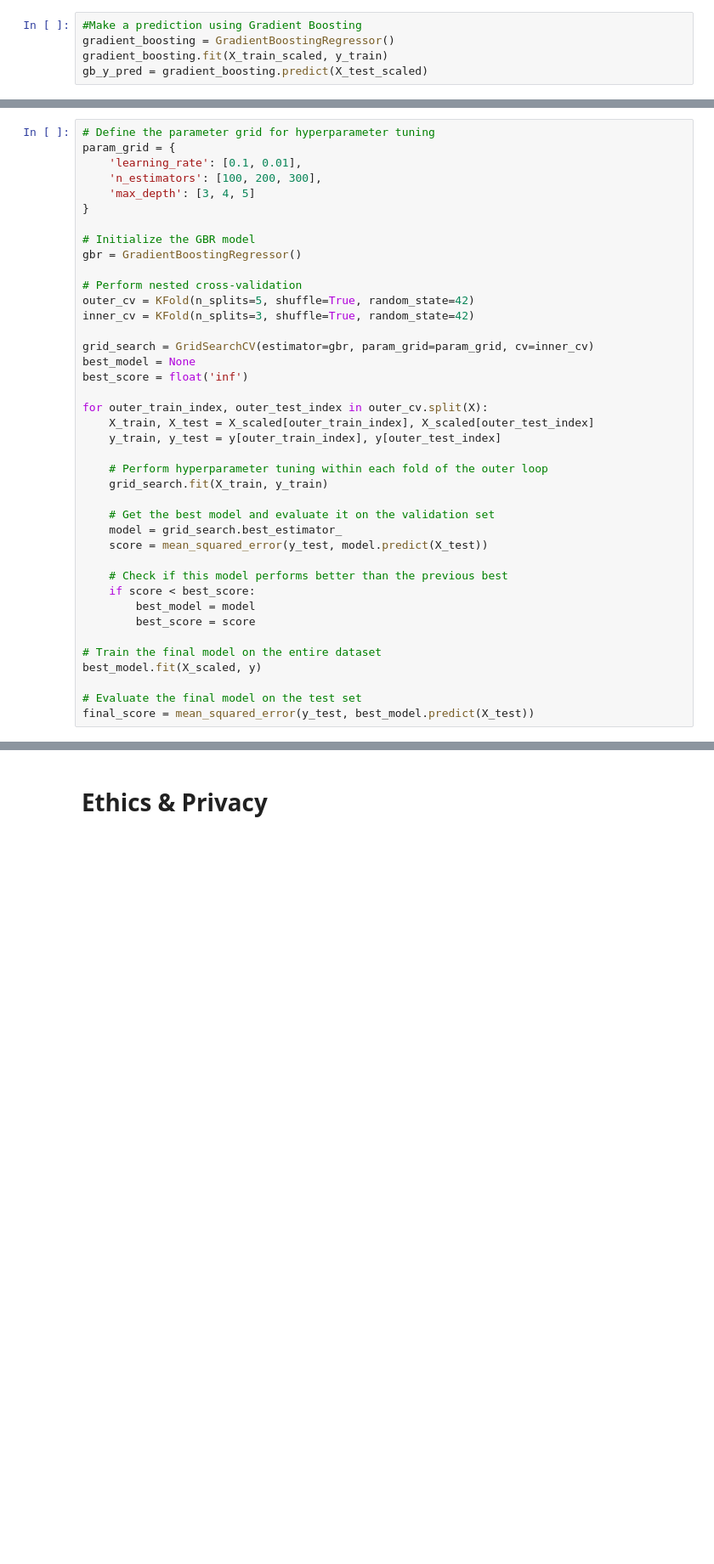
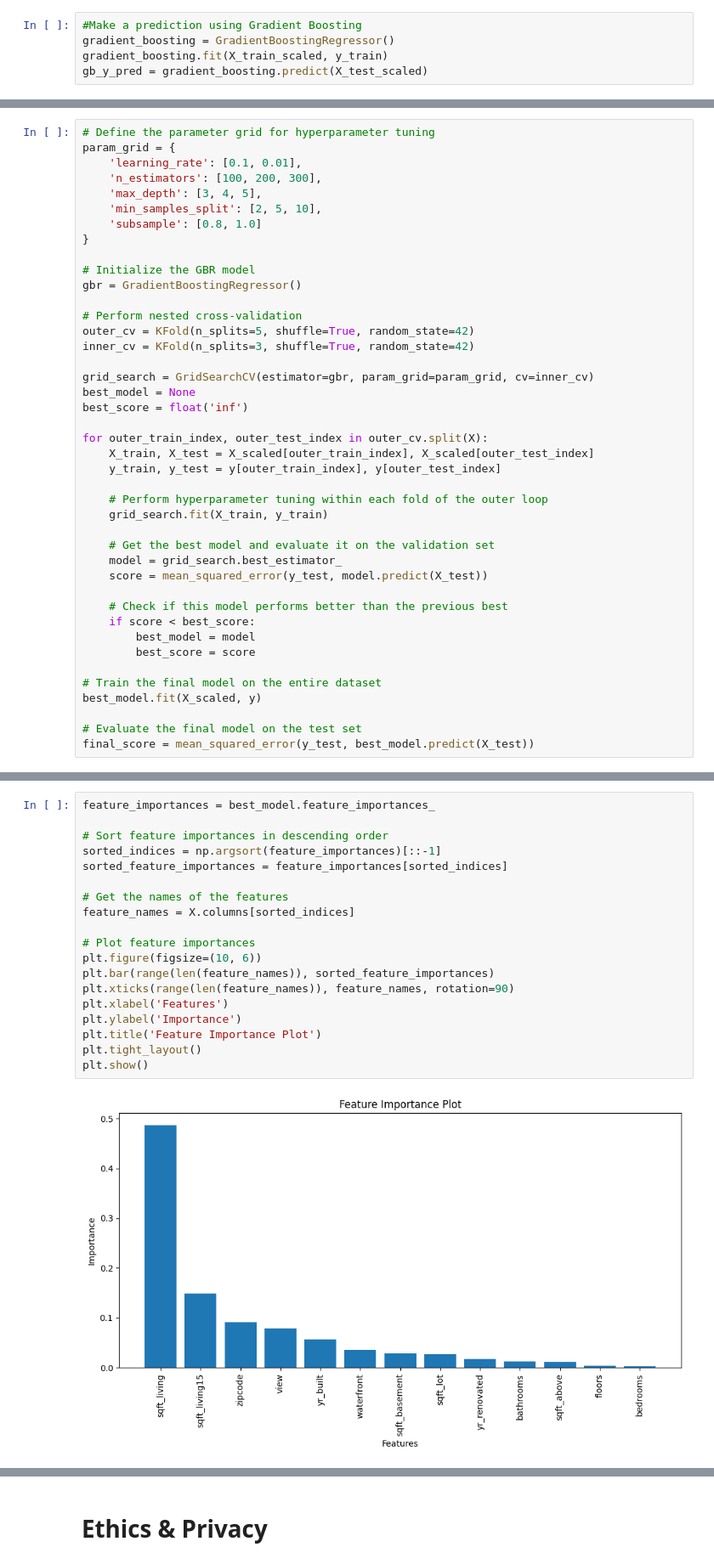
Before and after one commit to COGS118A/Group027-SP23, a Jupyter notebook: Checkpoint_Group027-SP23.ipynb, the cells around one changed output, grey strips where cells are left out. Shown: that part at 85% size. Saved outputs shown, nothing was run; the diff lists cells and outputs as text; blank space fills up the shorter version.

```diff
--- a/Checkpoint_Group027-SP23.ipynb
+++ b/Checkpoint_Group027-SP23.ipynb
@@ -269,7 +260,9 @@ plt.show()
 param_grid = {
     'learning_rate': [0.1, 0.01],
     'n_estimators': [100, 200, 300],
-    'max_depth': [3, 4, 5]
+    'max_depth': [3, 4, 5],
+    'min_samples_split': [2, 5, 10],
+    'subsample': [0.8, 1.0]
 }
 
 # Initialize the GBR model
@@ -328,0 +306,21 @@ plt.show()
+# %%
+feature_importances = best_model.feature_importances_
+
+# Sort feature importances in descending order
+sorted_indices = np.argsort(feature_importances)[::-1]
+sorted_feature_importances = feature_importances[sorted_indices]
+
+# Get the names of the features
+feature_names = X.columns[sorted_indices]
+
+# Plot feature importances
+plt.figure(figsize=(10, 6))
+plt.bar(range(len(feature_names)), sorted_feature_importances)
+plt.xticks(range(len(feature_names)), feature_names, rotation=90)
+plt.xlabel('Features')
+plt.ylabel('Importance')
+plt.title('Feature Importance Plot')
+plt.tight_layout()
+plt.show()
+# %% [output]
+[figure, added]
```
Also changed, not shown: parts of 22 cells of this notebook.
